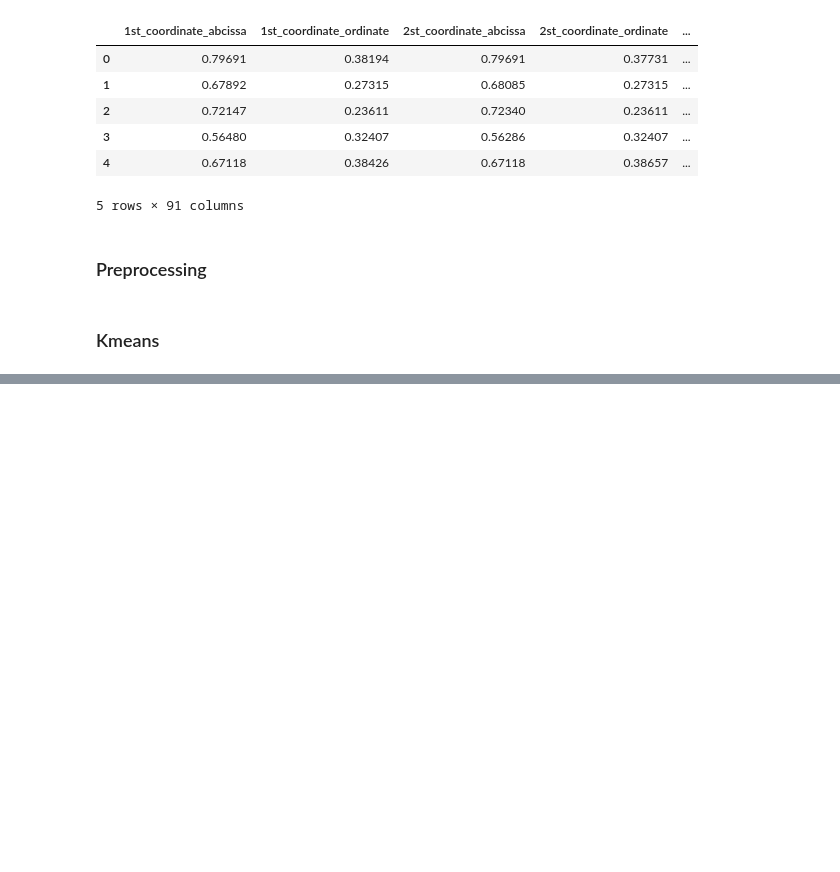
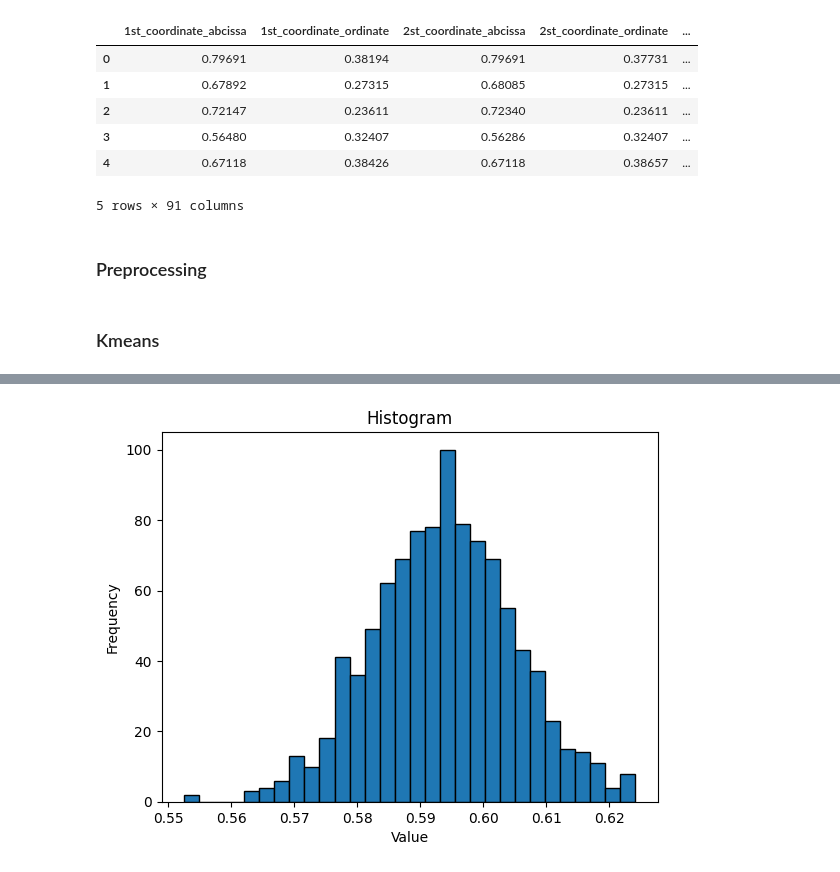
Before and after one commit to Ttantivi/Python_Practice, a Jupyter notebook: Notebooks/Pset4/kmeans_Hier_Clustering.ipynb, the cells around one changed output, grey strips where cells are left out. Drawn from its saved outputs; the diff is of its cells as text; code cells hidden in the pictures; blank space fills up the shorter version.

```diff
--- a/Notebooks/Pset4/kmeans_Hier_Clustering.ipynb
+++ b/Notebooks/Pset4/kmeans_Hier_Clustering.ipynb
@@ -62,0 +98,13 @@ nim = normalized_mutual_info_score(labels, pred_labels)
+# %%
+# nmi histogram
+plt.hist(nmi, bins=30, edgecolor='black')
+
+# Add labels and title
+plt.xlabel('Value')
+plt.ylabel('Frequency')
+plt.title('Histogram')
+
+# Display the plot
+plt.show()
+# %% [output]
+[figure, added]
```
Also changed, not shown: parts of 6 cells of this notebook.
